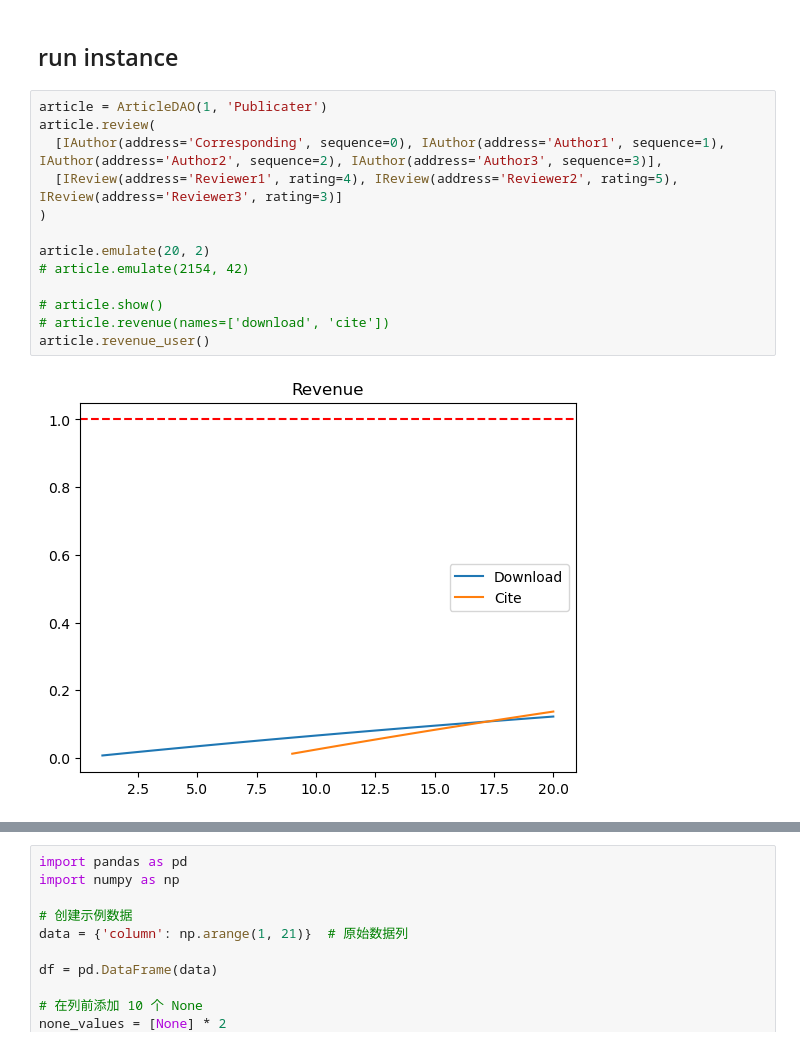
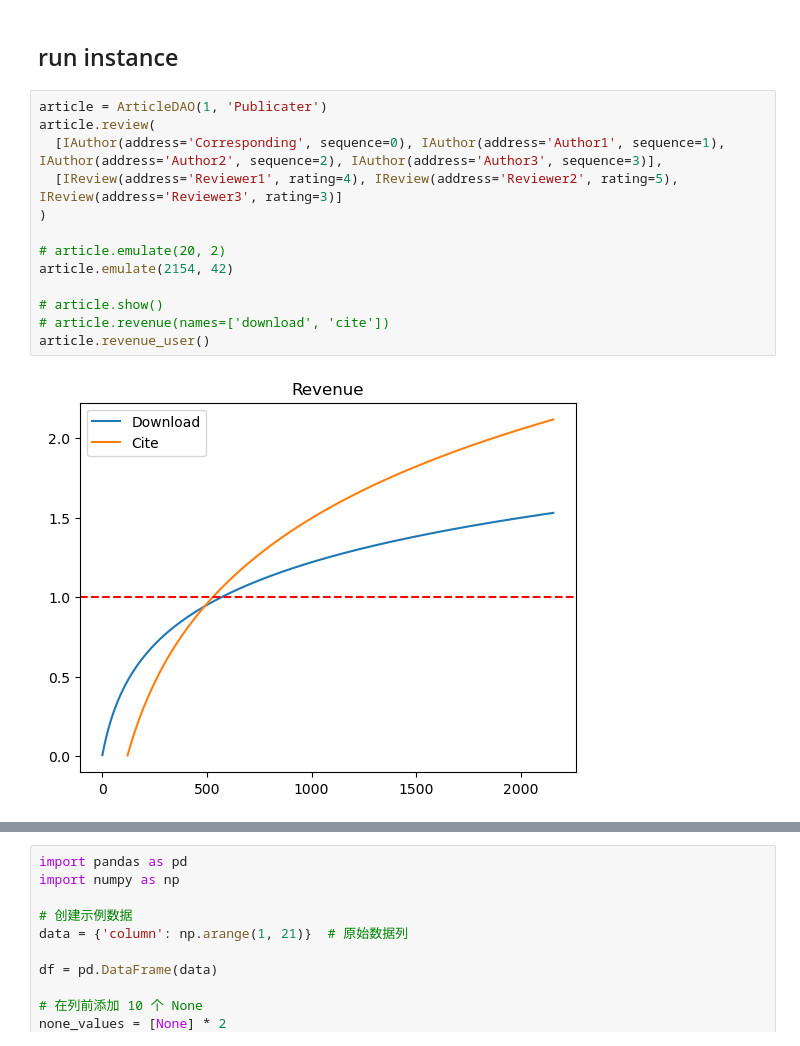
Before and after one commit to thales-casia/journal-dao, a Jupyter notebook: src/dao.ipynb, the cells around one changed output, grey strips where cells are left out. Saved outputs shown, nothing was run; the diff lists cells and outputs as text.

```diff
--- a/src/dao.ipynb
+++ b/src/dao.ipynb
@@ -214,18 +214,18 @@ class ArticleDAO:
 # %%
 article = ArticleDAO(1, 'Publicater')
 article.review(
   [IAuthor(address='Corresponding', sequence=0), IAuthor(address='Author1', sequence=1), IAuthor(address='Author2', sequence=2), IAuthor(address='Author3', sequence=3)],
   [IReview(address='Reviewer1', rating=4), IReview(address='Reviewer2', rating=5), IReview(address='Reviewer3', rating=3)]
 )
 
-article.emulate(20, 2)
-# article.emulate(2154, 42)
+# article.emulate(20, 2)
+article.emulate(2154, 42)
 
 # article.show()
 # article.revenue(names=['download', 'cite'])
 article.revenue_user()
 # %% [output]
-[figure, old version]
+[figure, new version]
 # %%
 article.holder()
 # %% [output]
```
Also changed, not shown: parts of 5 cells of this notebook, 6 other files.
